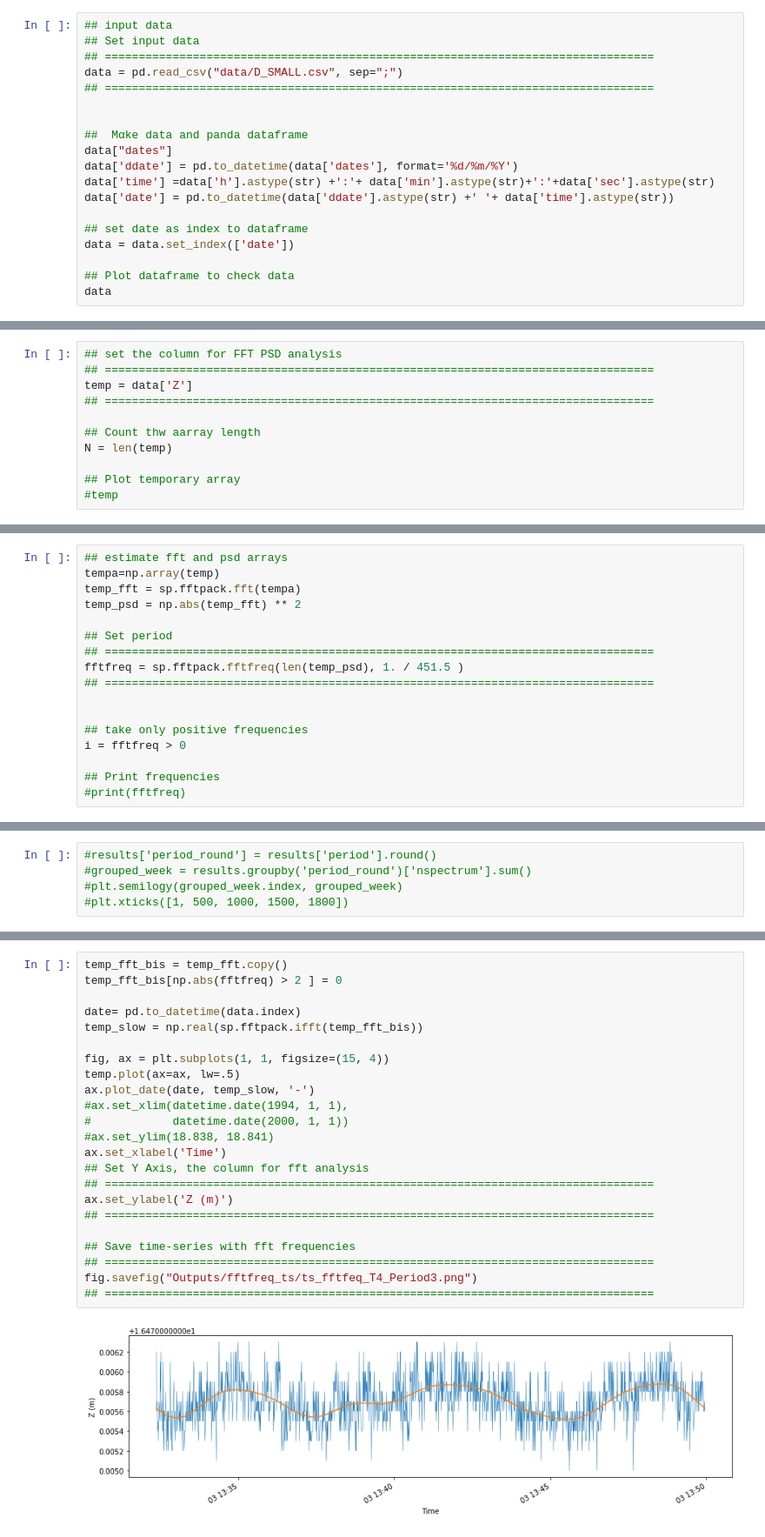
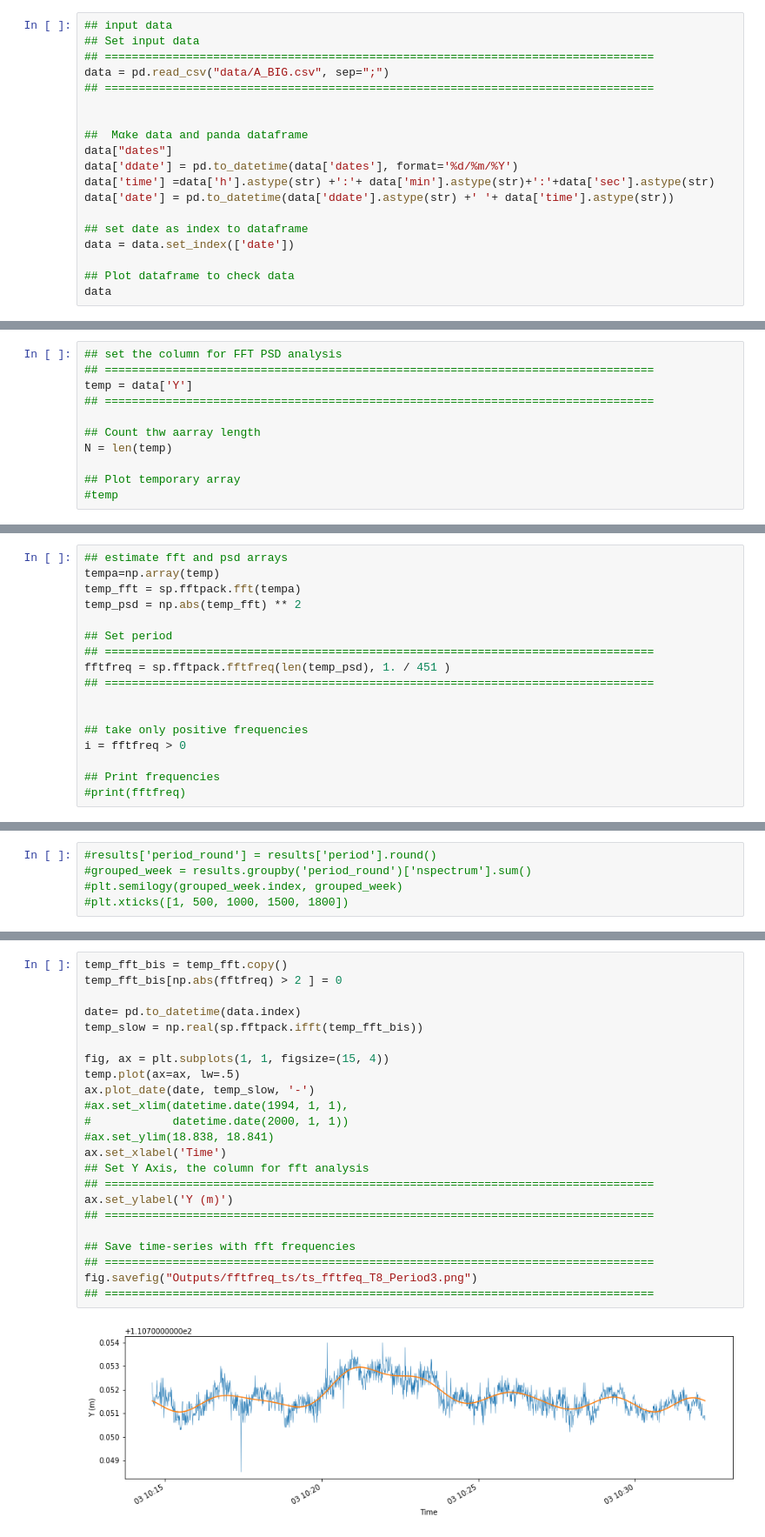
Before and after one commit to LabGeoTopo/fftpy_analysis, a Jupyter notebook: fft_analysis01.ipynb, the cells around one changed output, grey strips where cells are left out. Shown at 87% size. Saved outputs shown, nothing was run; the diff lists cells and outputs as text.

```diff
--- a/fft_analysis01.ipynb
+++ b/fft_analysis01.ipynb
@@ -24,7 +24,7 @@ import matplotlib.dates as mdates
 ## input data
 ## Set input data
 ## =================================================================================
-data = pd.read_csv("data/D_SMALL.csv", sep=";")
+data = pd.read_csv("data/A_BIG.csv", sep=";")
 ## =================================================================================
 
 
@@ -79,7 +79,7 @@ fig.savefig("Outputs/ts/timeseries_T4.png")
 # %%
 ## set the column for FFT PSD analysis
 ## =================================================================================
-temp = data['Z']
+temp = data['Y']
 ## =================================================================================
 
 ## Count thw aarray length
@@ -151,7 +152,7 @@ temp_psd = np.abs(temp_fft) ** 2
 
 ## Set period
 ## =================================================================================
-fftfreq = sp.fftpack.fftfreq(len(temp_psd), 1. / 451.5 )
+fftfreq = sp.fftpack.fftfreq(len(temp_psd), 1. / 451 )
 ## =================================================================================
 
 
@@ -206,25 +207,25 @@ fig.savefig("Outputs/fftfreq_ts/fftfreq_T4_Period3.png")
 # %%
 temp_fft_bis = temp_fft.copy()
 temp_fft_bis[np.abs(fftfreq) > 2 ] = 0
 
 date= pd.to_datetime(data.index)
 temp_slow = np.real(sp.fftpack.ifft(temp_fft_bis))
 
 fig, ax = plt.subplots(1, 1, figsize=(15, 4))
 temp.plot(ax=ax, lw=.5)
 ax.plot_date(date, temp_slow, '-')
 #ax.set_xlim(datetime.date(1994, 1, 1),
 #            datetime.date(2000, 1, 1))
 #ax.set_ylim(18.838, 18.841)
 ax.set_xlabel('Time')
 ## Set Y Axis, the column for fft analysis
 ## =================================================================================
-ax.set_ylabel('Z (m)')
+ax.set_ylabel('Y (m)')
 ## =================================================================================
 
 ## Save time-series with fft frequencies
 ## =================================================================================
-fig.savefig("Outputs/fftfreq_ts/ts_fftfeq_T4_Period3.png")
+fig.savefig("Outputs/fftfreq_ts/ts_fftfeq_T8_Period3.png")
 ## =================================================================================
 # %% [output]
-[figure, old version]
+[figure, new version]
```
Also changed, not shown: parts of 7 cells of this notebook, 2 other files.
